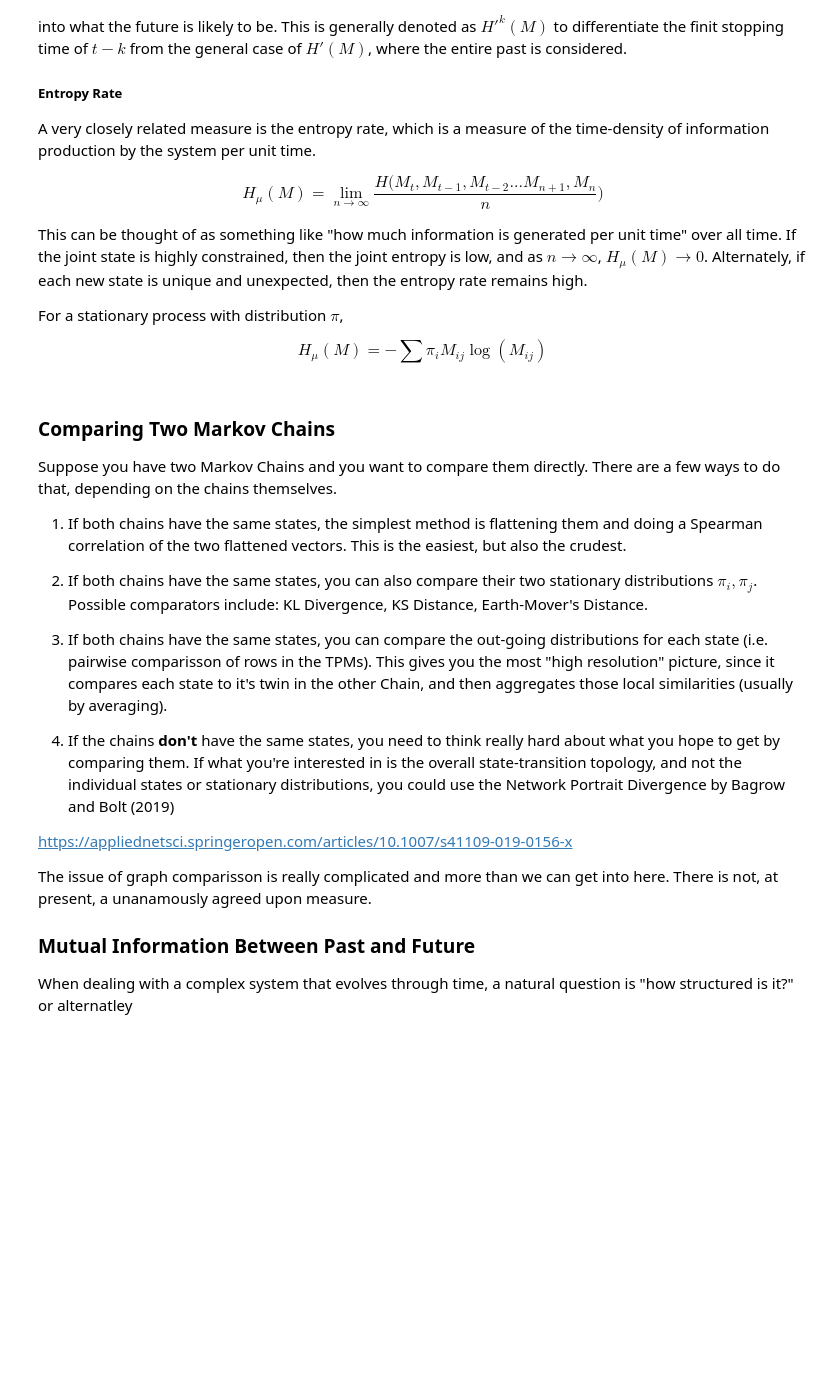
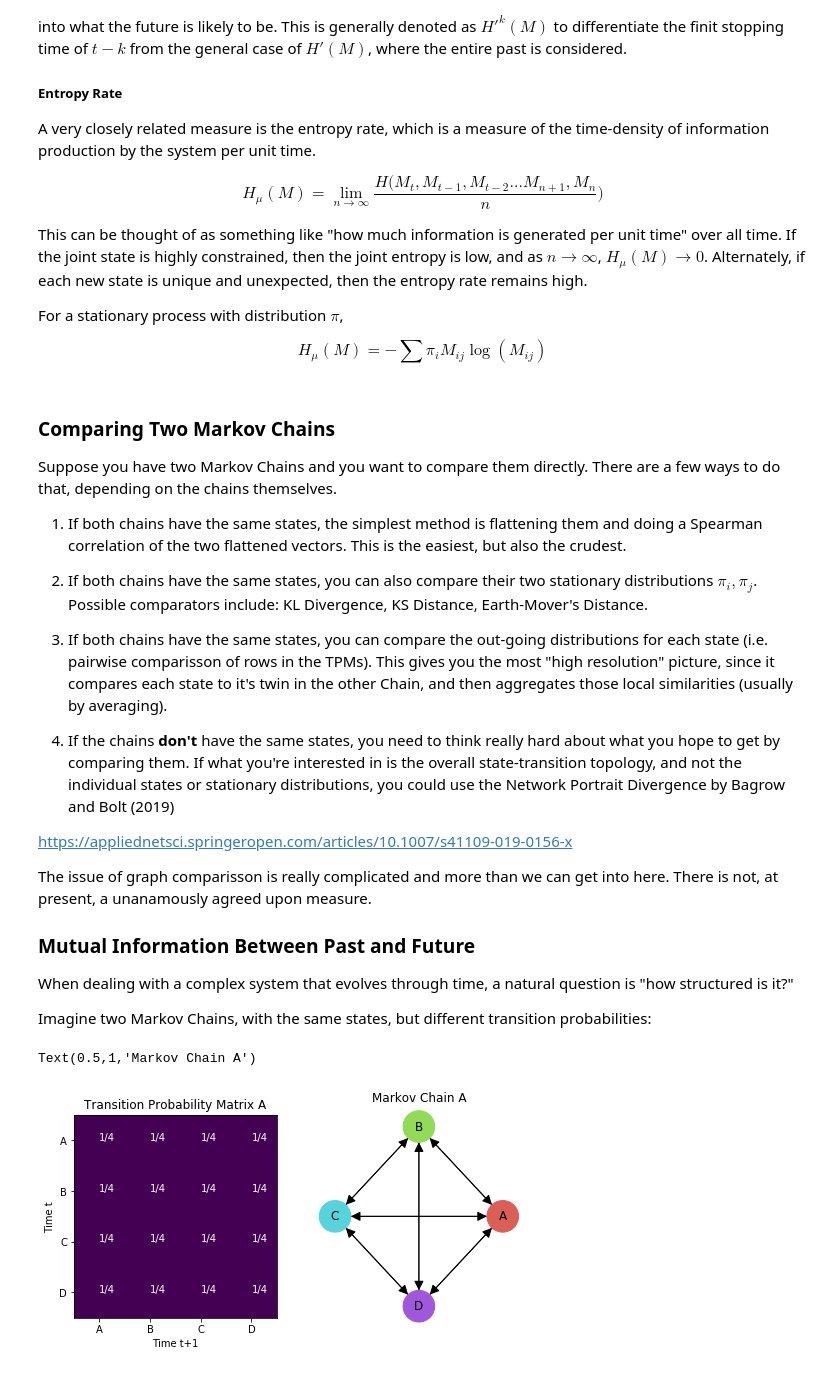
Before and after one commit to thosvarley/info-theory-group, a Jupyter notebook: Meeting4_10_2_2020.ipynb, the cells around one changed output. Drawn from its saved outputs; the diff is of its cells as text; code cells hidden in the pictures; blank space fills up the shorter version.

```diff
--- a/Meeting4_10_2_2020.ipynb
+++ b/Meeting4_10_2_2020.ipynb
@@ -246,4 +251,38 @@ The issue of graph comparisson is really complicated and more than we can get in
 
 ### Mutual Information Between Past and Future
 
-When dealing with a complex system that evolves through time, a natural question is "how structured is it?" or alternatley
+When dealing with a complex system that evolves through time, a natural question is "how structured is it?"
+
+Imagine two Markov Chains, with the same states, but different transition probabilities:
+# %%
+chain_A = np.zeros((4,4))
+chain_A[chain_A == 0] = 1/4
+
+
+plt.figure(figsize=(8,4))
+
+plt.subplot(1,2,1)
+plt.imshow(chain_A, cmap="viridis")
+plt.xticks([0,1,2,3],["A","B","C","D"])
+plt.yticks([0,1,2,3],["A","B","C","D"])
+plt.title("Transition Probability Matrix A")
+plt.ylabel("Time t")
+plt.xlabel("Time t+1")
+
+for i in range(chain_A.shape[0]):
+    for j in range(chain_A.shape[1]):
+        plt.text(j, i, "1/4", color="white")
+
+plt.subplot(1,2,2)
+chain_A_graph = nx.from_numpy_array(chain_A, create_using=nx.DiGraph())
+chain_A_graph = nx.relabel_nodes(chain_A_graph, {0:"A",1:"B",2:"C",3:"D"})
+nx.draw_circular(chain_A_graph,
+                 with_labels=True,
+                 node_color=sns.palettes.hls_palette(4),
+                 node_size=10**3,
+                 arrowsize=20
+                )
+plt.title("Markov Chain A")
+# %% [output]
+Text(0.5,1,'Markov Chain A')
+[figure, added]
```
Also changed, not shown: parts of 19 cells of this notebook.
